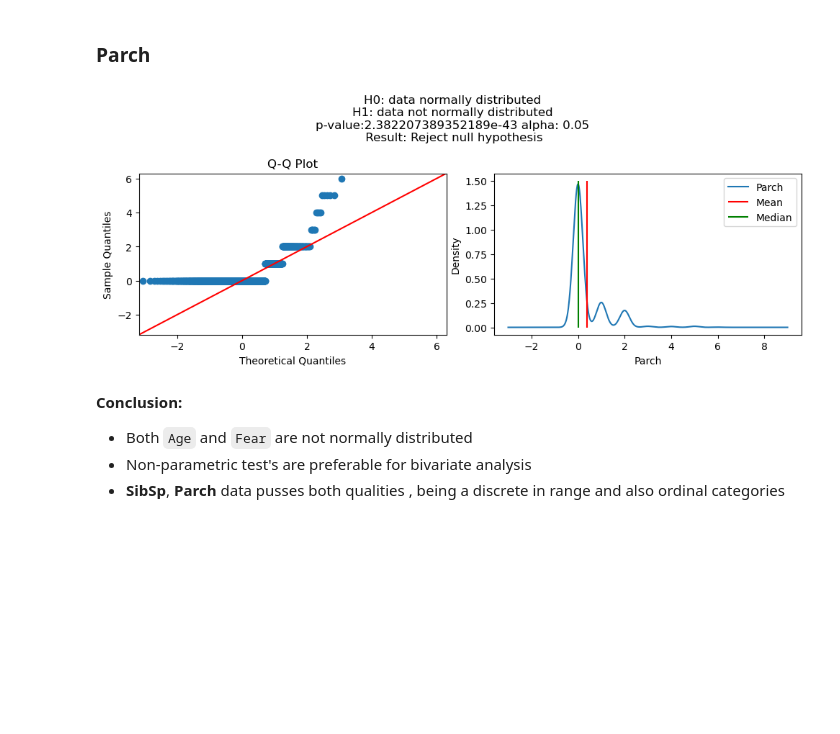
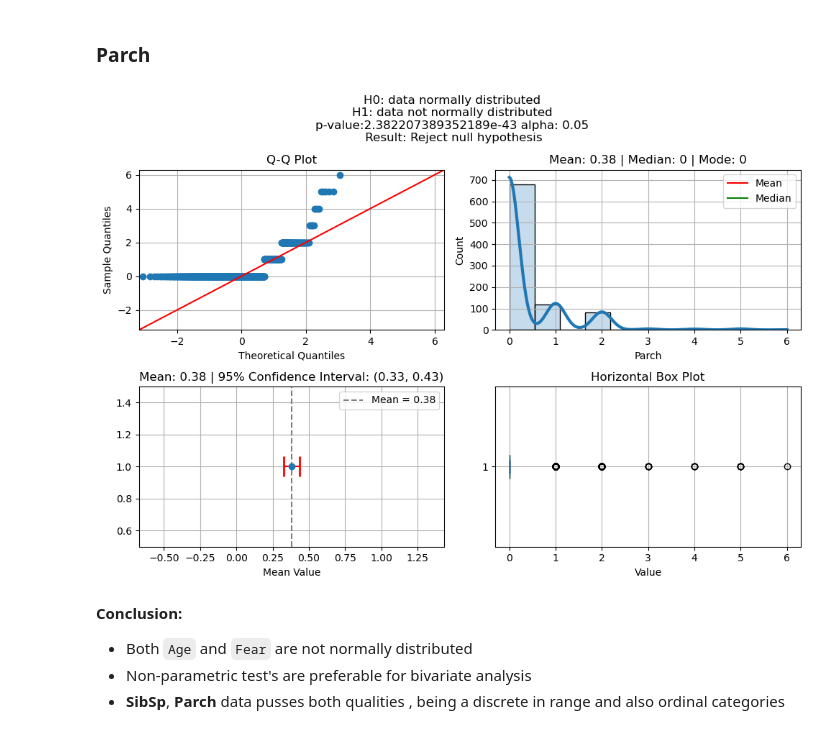
Before and after one commit to Rahul-404/Titanic_Problem_Kaggel, a Jupyter notebook: 2_Exploratory_Data_Analysis.ipynb, the cells around one changed output. Cells and saved outputs as stored; diff of their text form; code cells hidden in the pictures; blank space fills up the shorter version.

```diff
--- a/2_Exploratory_Data_Analysis.ipynb
+++ b/2_Exploratory_Data_Analysis.ipynb
@@ -216,9 +264,9 @@ plot_hist(df, "SibSp", 1.0)
 # %% [markdown]
 ### Parch
 # %%
-plot_hist(df, "Parch", 1.5)
+plot_numerical_summary(df, "Parch")
 # %% [output]
-[figure, old version]
+[figure, new version]
 # %% [markdown]
 **Conclusion:**
 
```
Also changed, not shown: parts of 14 cells of this notebook.
